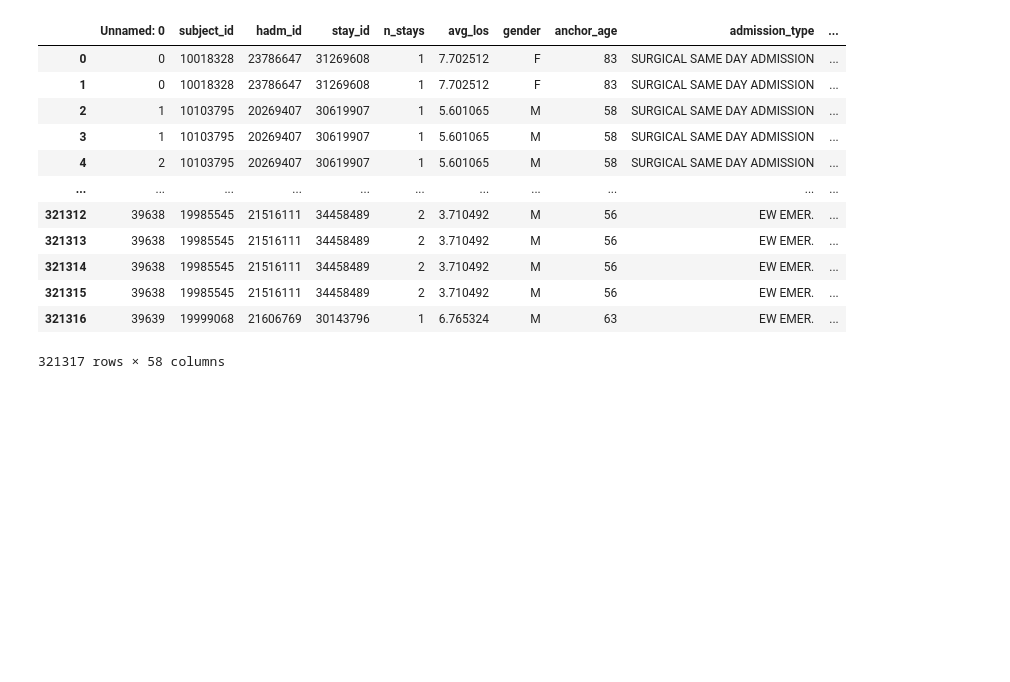
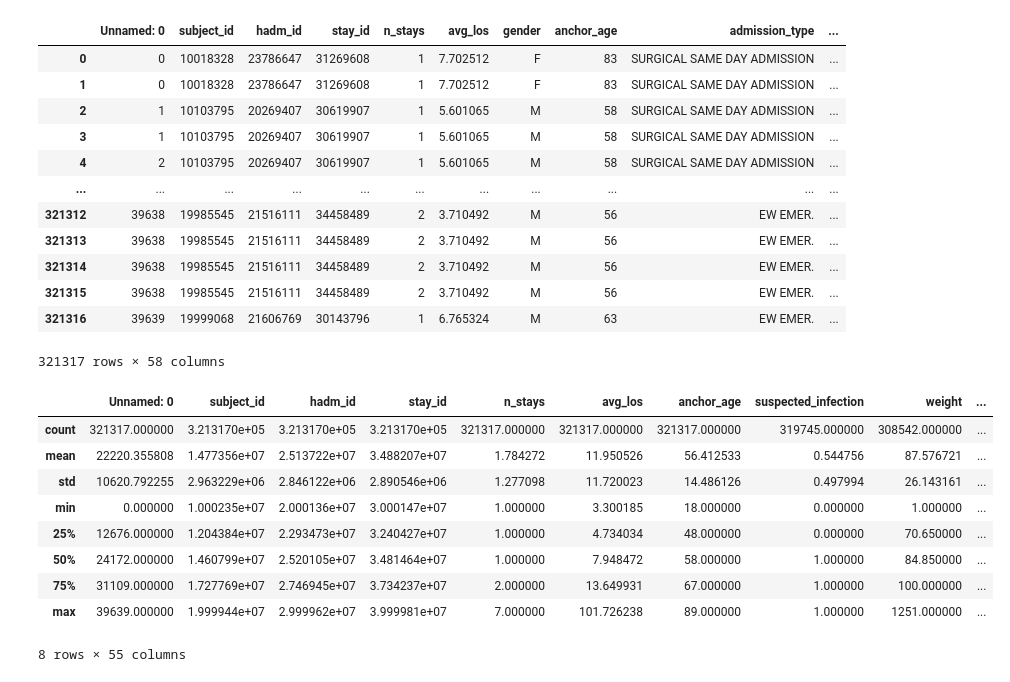
Before and after one commit to johnsonjzhou/comp90089-project, a Jupyter notebook: sql/initial_cohort.ipynb, the cells around one changed output. Saved outputs shown, nothing was run; the diff lists cells and outputs as text; code cells hidden in the pictures; blank space fills up the shorter version.

```diff
--- a/sql/initial_cohort.ipynb
+++ b/sql/initial_cohort.ipynb
@@ -489,3 +491,16 @@ intial_cohort
 | 321315 | 39638 | 19985545 | 21516111 | 34458489 | 2 | 3.710492 | M | 56 | EW EMER. | ... |
 | 321316 | 39639 | 19999068 | 21606769 | 30143796 | 1 | 6.765324 | M | 63 | EW EMER. | ... |
 321317 rows × 58 columns
+# %%
+intial_cohort.describe()
+# %% [output]
+|  | Unnamed: 0 | subject_id | hadm_id | stay_id | n_stays | avg_los | anchor_age | suspected_infection | weight | ... |
+| count | 321317.000000 | 3.213170e+05 | 3.213170e+05 | 3.213170e+05 | 321317.000000 | 321317.000000 | 321317.000000 | 319745.000000 | 308542.000000 | ... |
+| mean | 22220.355808 | 1.477356e+07 | 2.513722e+07 | 3.488207e+07 | 1.784272 | 11.950526 | 56.412533 | 0.544756 | 87.576721 | ... |
+| std | 10620.792255 | 2.963229e+06 | 2.846122e+06 | 2.890546e+06 | 1.277098 | 11.720023 | 14.486126 | 0.497994 | 26.143161 | ... |
+| min | 0.000000 | 1.000235e+07 | 2.000136e+07 | 3.000147e+07 | 1.000000 | 3.300185 | 18.000000 | 0.000000 | 1.000000 | ... |
+| 25% | 12676.000000 | 1.204384e+07 | 2.293473e+07 | 3.240427e+07 | 1.000000 | 4.734034 | 48.000000 | 0.000000 | 70.650000 | ... |
+| 50% | 24172.000000 | 1.460799e+07 | 2.520105e+07 | 3.481464e+07 | 1.000000 | 7.948472 | 58.000000 | 1.000000 | 84.850000 | ... |
+| 75% | 31109.000000 | 1.727769e+07 | 2.746945e+07 | 3.734237e+07 | 2.000000 | 13.649931 | 67.000000 | 1.000000 | 100.000000 | ... |
+| max | 39639.000000 | 1.999944e+07 | 2.999962e+07 | 3.999981e+07 | 7.000000 | 101.726238 | 89.000000 | 1.000000 | 1251.000000 | ... |
+8 rows × 55 columns
```
Also changed, not shown: parts of 2 cells of this notebook.
